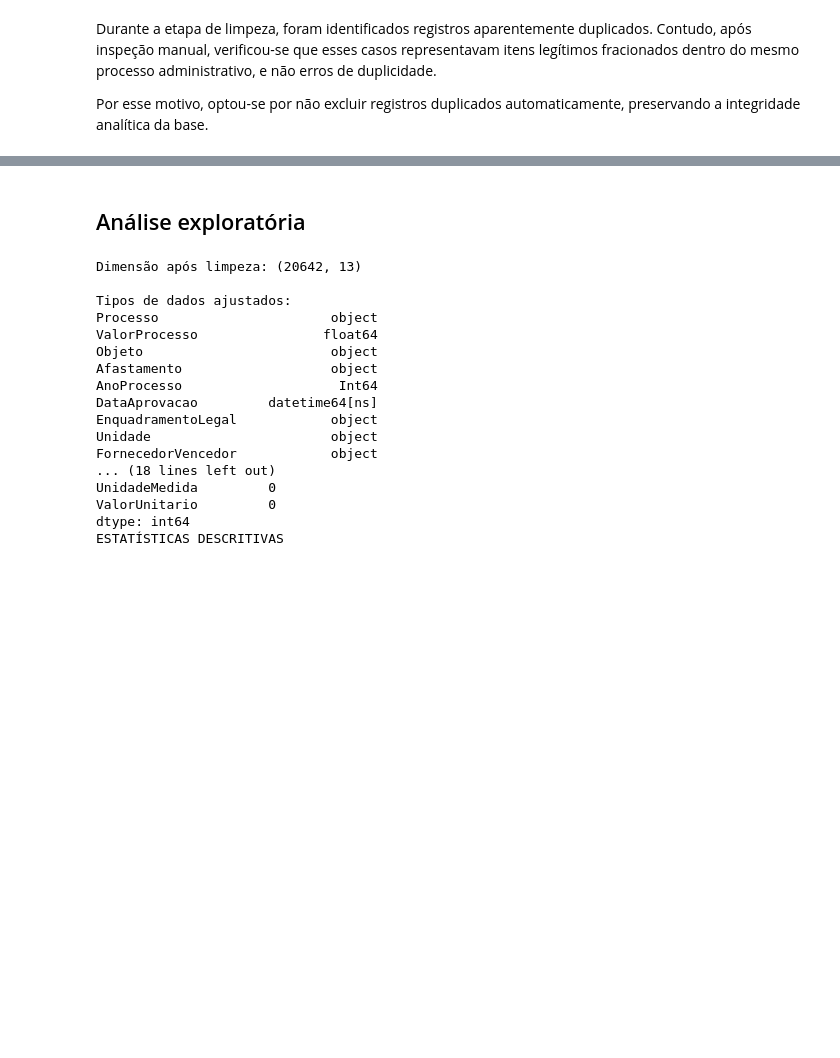
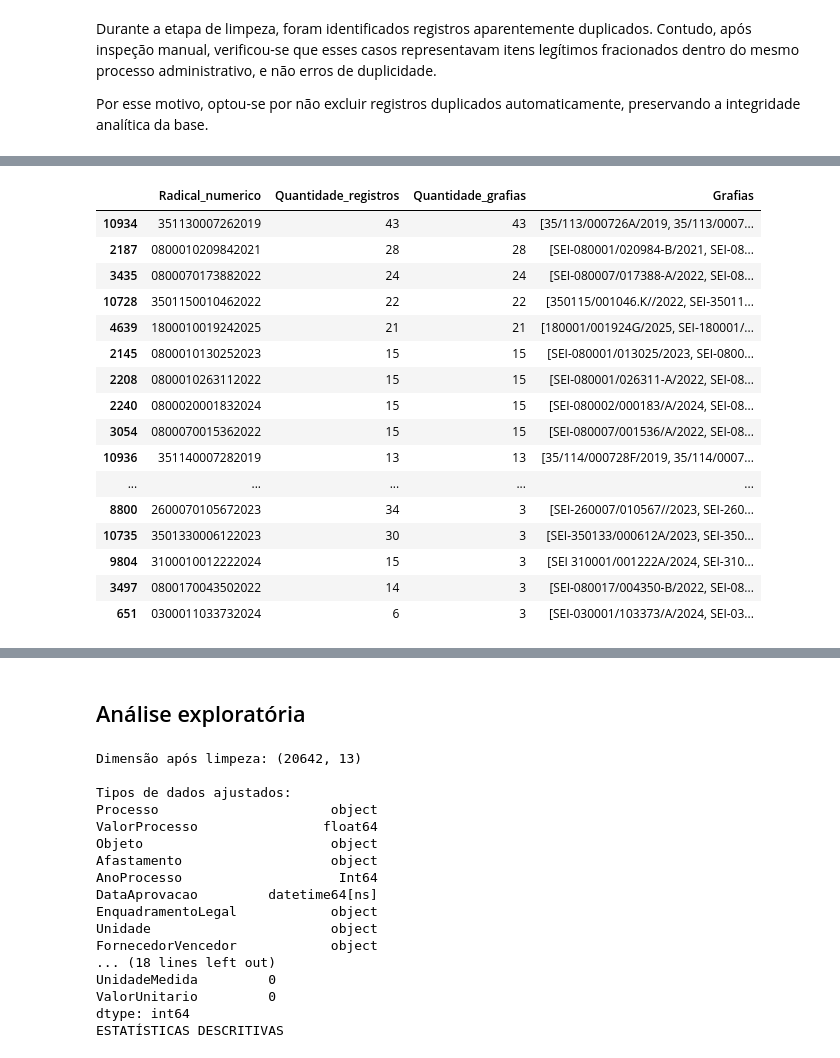
Before and after one commit to marcelonicolays/tcc_compras_diretas, a Jupyter notebook: codigo/ETL_TCC_compras_diretas.ipynb, the cells around one changed output, grey strips where cells are left out. Cells and saved outputs as stored; diff of their text form; code cells hidden in the pictures; blank space fills up the shorter version.

```diff
--- a/codigo/ETL_TCC_compras_diretas.ipynb
+++ b/codigo/ETL_TCC_compras_diretas.ipynb
@@ -363,0 +764,65 @@ Por esse motivo, optou-se por não excluir registros duplicados automaticamente,
+# %%
+# Cópia da coluna original
+analise_radical = df_limpo[['Processo']].copy()
+
+# Preserva o identificador original
+analise_radical['Processo_original'] = (
+    analise_radical['Processo'].astype('string').str.strip()
+)
+
+# Extrai somente os números do identificador
+analise_radical['Radical_numerico'] = (
+    analise_radical['Processo_original']
+    .str.replace(r'\D', '', regex=True)
+)
+
+# Desconsidera identificadores sem números
+analise_radical = analise_radical[
+    analise_radical['Radical_numerico'].ne('')
+].copy()
+
+# Agrupa os identificadores pelo radical numérico
+resumo_radicais = (
+    analise_radical
+    .groupby('Radical_numerico')
+    .agg(
+        Quantidade_registros=('Processo_original', 'size'),
+        Quantidade_grafias=('Processo_original', 'nunique'),
+        Grafias=('Processo_original',
+                 lambda x: sorted(x.dropna().unique().tolist()))
+    )
+    .reset_index()
+)
+
+# Mantém radicais que possuem mais de uma grafia
+radicais_divergentes = resumo_radicais[
+    resumo_radicais['Quantidade_grafias'] > 1
+].copy()
+
+# Ordena pelos grupos com maior quantidade de grafias
+radicais_divergentes = radicais_divergentes.sort_values(
+    ['Quantidade_grafias', 'Quantidade_registros'],
+    ascending=False
+)
+
+# RESULTADOS
+print('=' * 65)
+print('ANÁLISE DE RADICAIS NUMÉRICOS')
+print('=' * 65)
+
+print(f"Radicais numéricos distintos: "
+      f"{resumo_radicais.shape[0]:,}")
+
+print(f"Radicais com grafias diferentes: "
+      f"{radicais_divergentes.shape[0]:,}")
+
+print(f"Registros associados a esses radicais: "
+      f"{radicais_divergentes['Quantidade_registros'].sum():,}")
+
+print(f"Total de grafias distintas nos grupos: "
+      f"{radicais_divergentes['Quantidade_grafias'].sum():,}")
+
+print('\nPRINCIPAIS GRUPOS IDENTIFICADOS')
+
+display(radicais_divergentes.head(50))
+# %% [output]
@@ -363,0 +838,17 @@ Por esse motivo, optou-se por não excluir registros duplicados automaticamente,
+|  | Radical_numerico | Quantidade_registros | Quantidade_grafias | Grafias |
+| 10934 | 351130007262019 | 43 | 43 | [35/113/000726A/2019, 35/113/0007... |
+| 2187 | 0800010209842021 | 28 | 28 | [SEI-080001/020984-B/2021, SEI-08... |
+| 3435 | 0800070173882022 | 24 | 24 | [SEI-080007/017388-A/2022, SEI-08... |
+| 10728 | 3501150010462022 | 22 | 22 | [350115/001046.K//2022, SEI-35011... |
+| 4639 | 1800010019242025 | 21 | 21 | [180001/001924G/2025, SEI-180001/... |
+| 2145 | 0800010130252023 | 15 | 15 | [SEI-080001/013025/2023, SEI-0800... |
+| 2208 | 0800010263112022 | 15 | 15 | [SEI-080001/026311-A/2022, SEI-08... |
+| 2240 | 0800020001832024 | 15 | 15 | [SEI-080002/000183/A/2024, SEI-08... |
+| 3054 | 0800070015362022 | 15 | 15 | [SEI-080007/001536/A/2022, SEI-08... |
+| 10936 | 351140007282019 | 13 | 13 | [35/114/000728F/2019, 35/114/0007... |
+| ... | ... | ... | ... | ... |
+| 8800 | 2600070105672023 | 34 | 3 | [SEI-260007/010567//2023, SEI-260... |
+| 10735 | 3501330006122023 | 30 | 3 | [SEI-350133/000612A/2023, SEI-350... |
+| 9804 | 3100010012222024 | 15 | 3 | [SEI 310001/001222A/2024, SEI-310... |
+| 3497 | 0800170043502022 | 14 | 3 | [SEI-080017/004350-B/2022, SEI-08... |
+| 651 | 0300011033732024 | 6 | 3 | [SEI-030001/103373/A/2024, SEI-03... |
```
Also changed, not shown: parts of 10 cells of this notebook.
